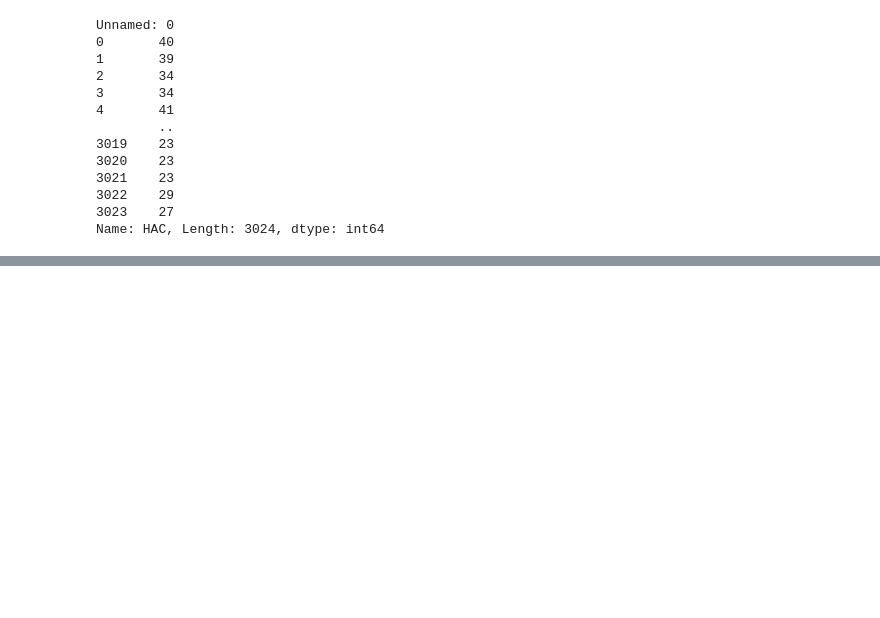
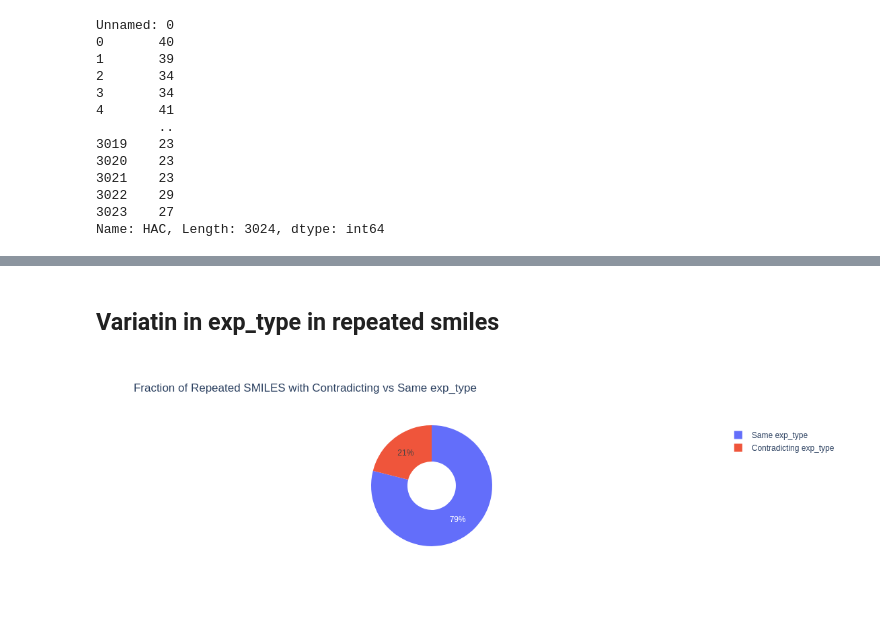
Before and after one commit to pushkarjajoria/Tox21, a Jupyter notebook: exploration_notebooks/cache5_exploration.ipynb, the cells around one changed output, grey strips where cells are left out. Saved outputs shown, nothing was run; the diff lists cells and outputs as text; code cells hidden in the pictures; blank space fills up the shorter version.

```diff
--- a/exploration_notebooks/cache5_exploration.ipynb
+++ b/exploration_notebooks/cache5_exploration.ipynb
@@ -151,0 +225,29 @@ Name: HAC, Length: 3024, dtype: int64
+# %% [markdown]
+## Variatin in exp_type in repeated smiles
+# %%
+# Count unique exp_type values per SMILES
+contradictions = df.groupby('smiles')['exp_type'].nunique().reset_index()
+contradictions.columns = ['smiles', 'unique_exp_type_count']
+
+# Identify contradictory SMILES (more than one unique exp_type)
+contradictions['is_contradictory'] = contradictions['unique_exp_type_count'] > 1
+
+# Compute fractions
+total_repeated_smiles = len(contradictions)
+fraction_contradictory = contradictions['is_contradictory'].mean()
+fraction_same = 1 - fraction_contradictory
+
+# Plot fractions
+import plotly.express as px
+
+fig_fraction = px.pie(
+    names=['Contradicting exp_type', 'Same exp_type'],
+    values=[fraction_contradictory * 100, fraction_same * 100],
+    title="Fraction of Repeated SMILES with Contradicting vs Same exp_type",
+    hole=0.4,  # Donut chart
+    template='plotly_white',
+    labels={'value': 'Fraction (%)'}
+)
+fig_fraction.show()
+# %% [output]
+[figure, added]
```
Also changed, not shown: parts of 10 cells of this notebook, 7 other files.
